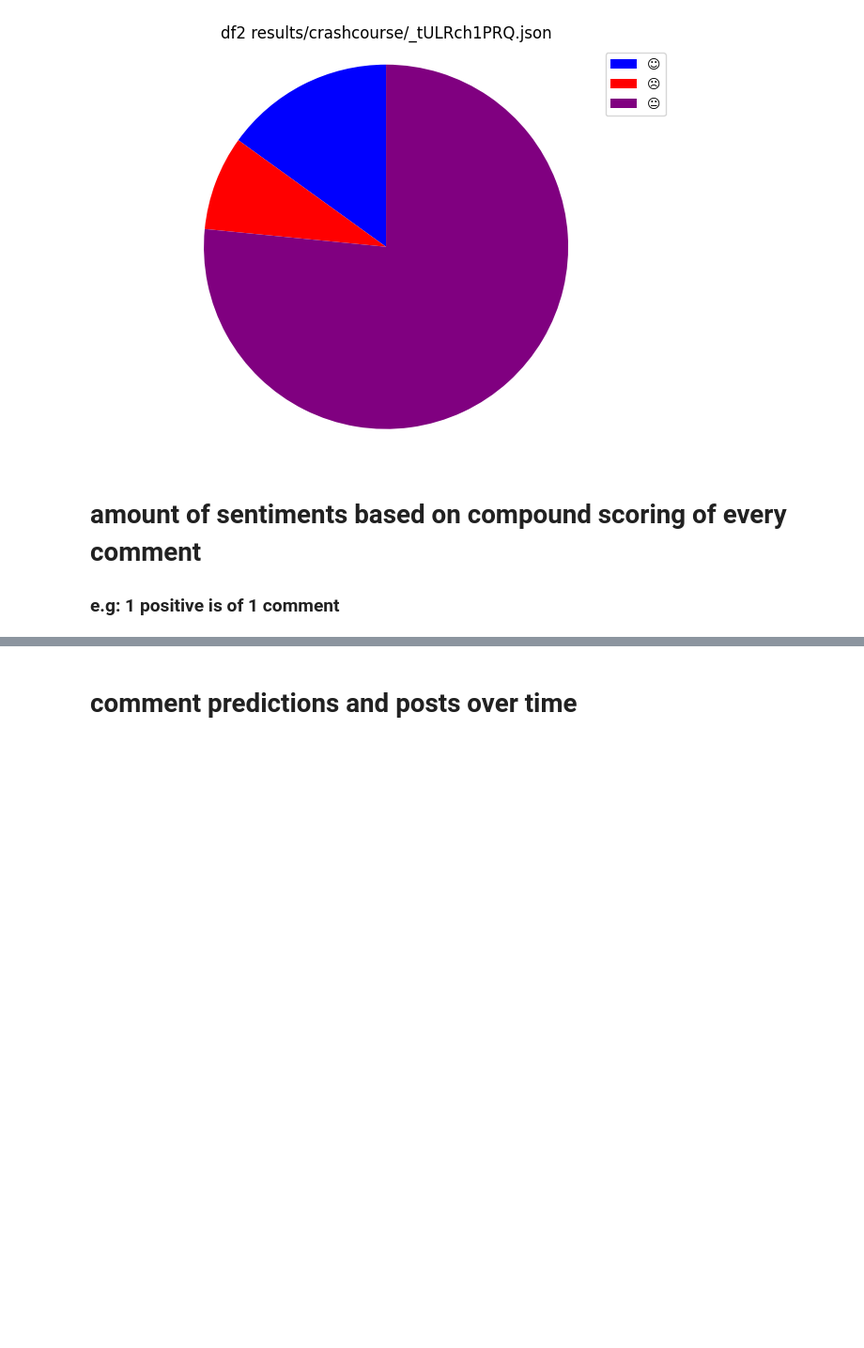
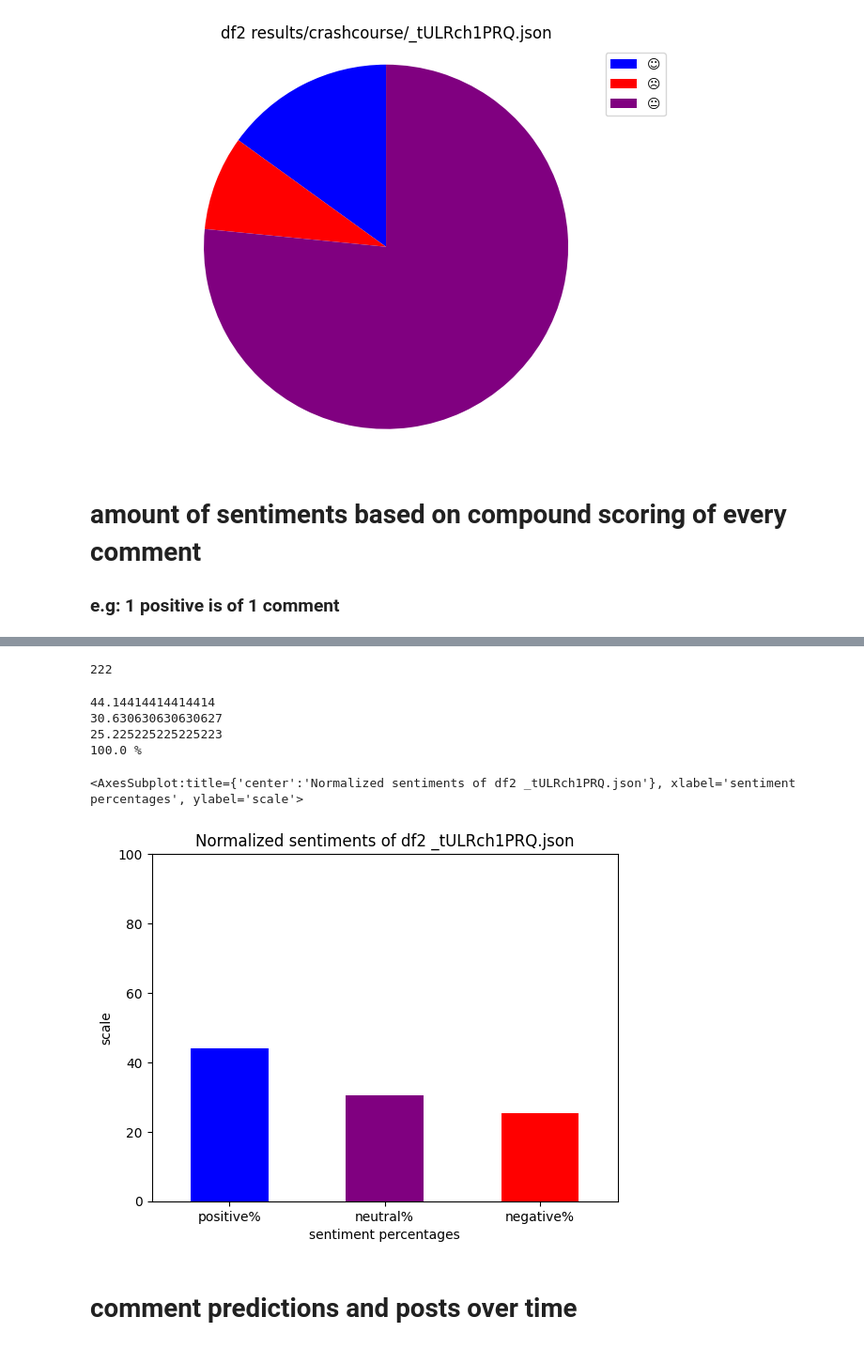
Before and after one commit to awaubreyw/aubrey_dissertation, a Jupyter notebook: src/get_sentiment_vader.ipynb, the cells around one changed output, grey strips where cells are left out. Shown at 94% size. Drawn from its saved outputs; the diff is of its cells as text; code cells hidden in the pictures; blank space fills up the shorter version.

```diff
--- a/src/get_sentiment_vader.ipynb
+++ b/src/get_sentiment_vader.ipynb
@@ -428,3 +473,35 @@ result2.plot(kind='bar', rot=0, color=['black', 'black', 'black'])
+# %%
+totalrows2 = len(df2['sentiment'])
+print(totalrows2)
+#totalrows = df2['sentiment'].value_counts
+#print(totalrows)
+
+#result2 = df2['sentiment'].value_counts()
+#result2.plot(kind='bar', rot=0, color=['black', 'black', 'black'])
+# %% [output]
+222
+# %%
+from turtle import title
+
+
+totalpositivesentiment2 = ((df2['sentiment'].value_counts()['positive'])/totalrows2)*100
+print(totalpositivesentiment2)
+totalneutralsentiment2 = ((df2['sentiment'].value_counts()['neutral'])/totalrows2)*100
+print(totalneutralsentiment2)
+totalnegativesentiment2 = ((df2['sentiment'].value_counts()['negative'])/totalrows2)*100
+print(totalnegativesentiment2)
+print(totalnegativesentiment2+totalneutralsentiment2+totalpositivesentiment2, '%')
+
+averagedsentiments = pd.Series({"positive%": totalpositivesentiment2, "neutral%": totalneutralsentiment2, "negative%": totalnegativesentiment2})
+
+averagedsentiments.plot(kind='bar', rot=0, color=['blue', 'purple', 'red'], title='Normalized sentiments of df2 _tULRch1PRQ.json', ylim=[0, 100], ylabel='scale', xlabel='sentiment percentages')
+# %% [output]
+44.14414414414414
+30.630630630630627
+25.225225225225223
+100.0 %
+<AxesSubplot:title={'center':'Normalized sentiments of df2 _tULRch1PRQ.json'}, xlabel='sentiment percentages', ylabel='scale'>
+[figure, added]
 # %% [markdown]
 # comment predictions and posts over time
 # %%
```
Also changed, not shown: parts of 9 cells of this notebook, 1 other file.
